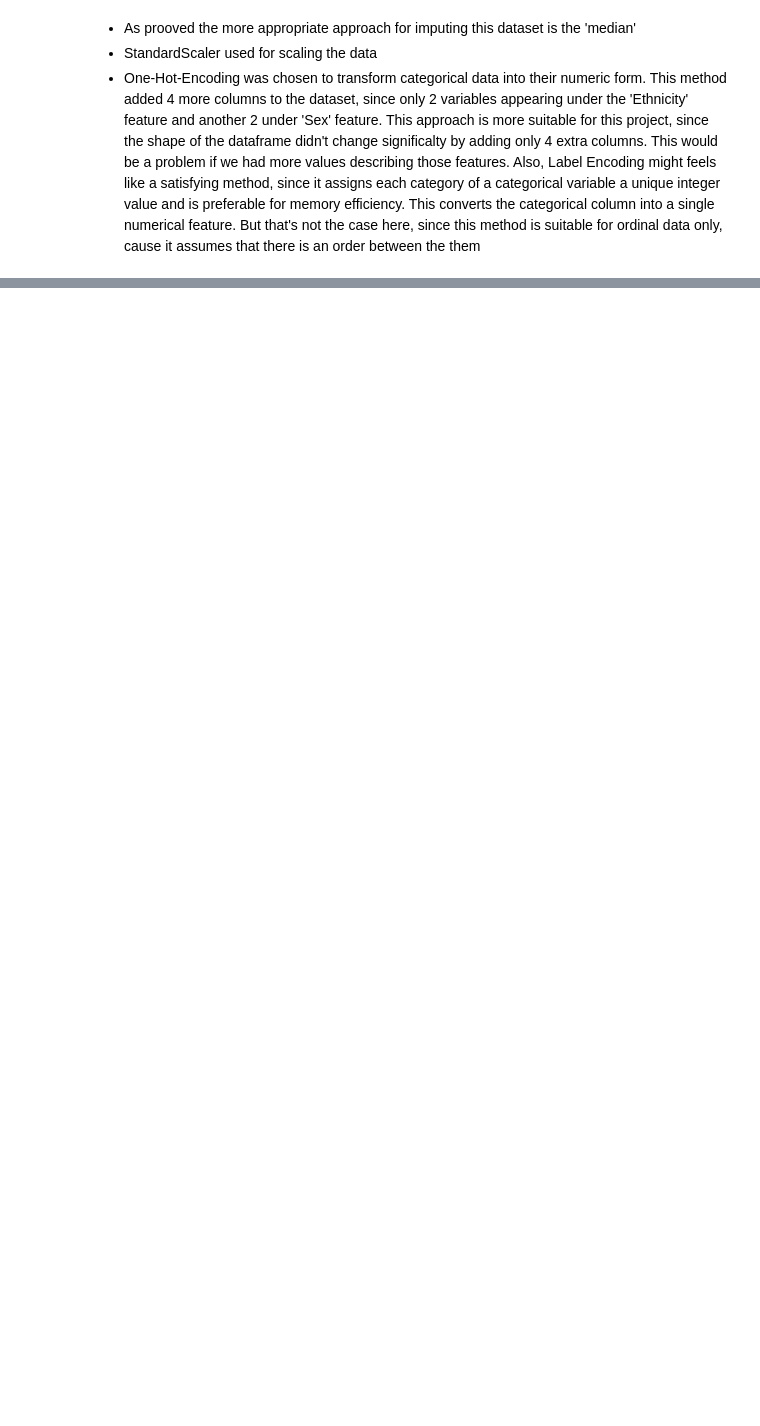
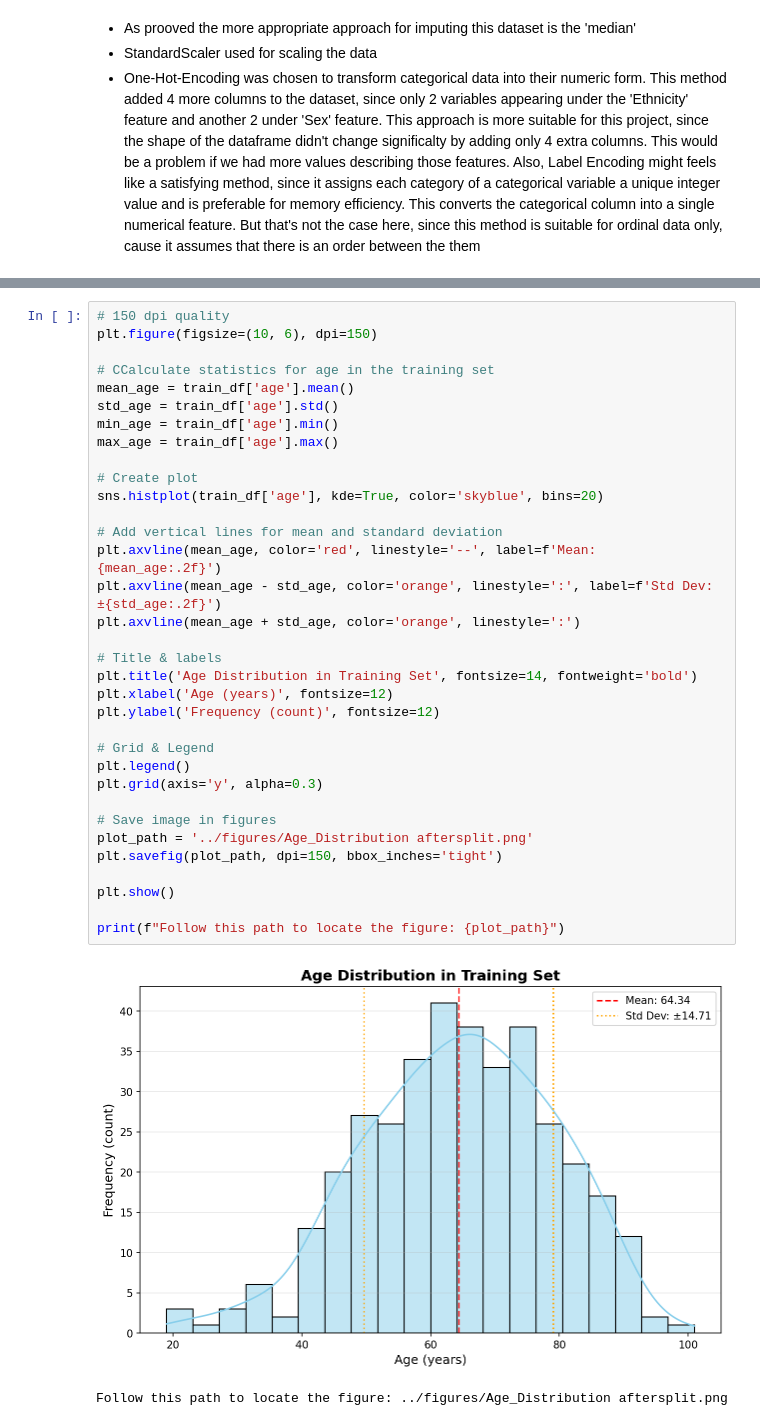
Before and after one commit to despoinaliassa-web/assignment_project, a Jupyter notebook: notebooks/data_exploration.ipynb, the cells around one changed output, grey strips where cells are left out. Saved outputs shown, nothing was run; the diff lists cells and outputs as text; blank space fills up the shorter version.

```diff
--- a/notebooks/data_exploration.ipynb
+++ b/notebooks/data_exploration.ipynb
@@ -634,0 +745,37 @@ Combined Matrix shape: (364, 1002)
+# %%
+# 150 dpi quality
+plt.figure(figsize=(10, 6), dpi=150)
+
+# CCalculate statistics for age in the training set
+mean_age = train_df['age'].mean()
+std_age = train_df['age'].std()
+min_age = train_df['age'].min()
+max_age = train_df['age'].max()
+
+# Create plot
+sns.histplot(train_df['age'], kde=True, color='skyblue', bins=20)
+
+# Add vertical lines for mean and standard deviation
+plt.axvline(mean_age, color='red', linestyle='--', label=f'Mean: {mean_age:.2f}')
+plt.axvline(mean_age - std_age, color='orange', linestyle=':', label=f'Std Dev: ±{std_age:.2f}')
+plt.axvline(mean_age + std_age, color='orange', linestyle=':')
+
+# Title & labels
+plt.title('Age Distribution in Training Set', fontsize=14, fontweight='bold')
+plt.xlabel('Age (years)', fontsize=12)
+plt.ylabel('Frequency (count)', fontsize=12)
+
+# Grid & Legend
+plt.legend()
+plt.grid(axis='y', alpha=0.3)
+
+# Save image in figures
+plot_path = '../figures/Age_Distribution aftersplit.png'
+plt.savefig(plot_path, dpi=150, bbox_inches='tight')
+
+plt.show()
+
+print(f"Follow this path to locate the figure: {plot_path}")
+# %% [output]
+[figure, added]
+Follow this path to locate the figure: ../figures/Age_Distribution aftersplit.png
```
Also changed, not shown: parts of 67 cells of this notebook, 6 other files.
